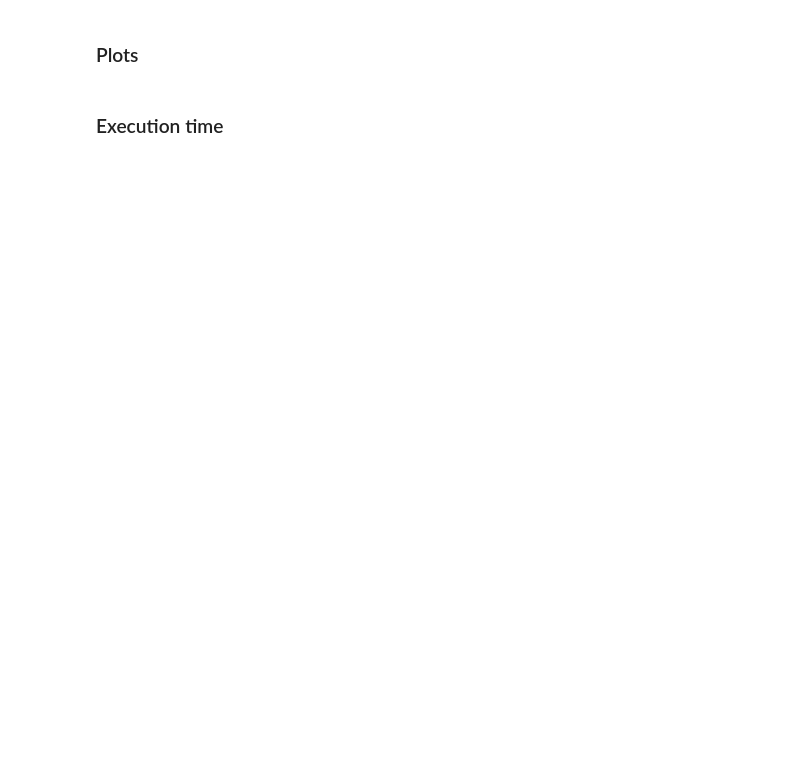
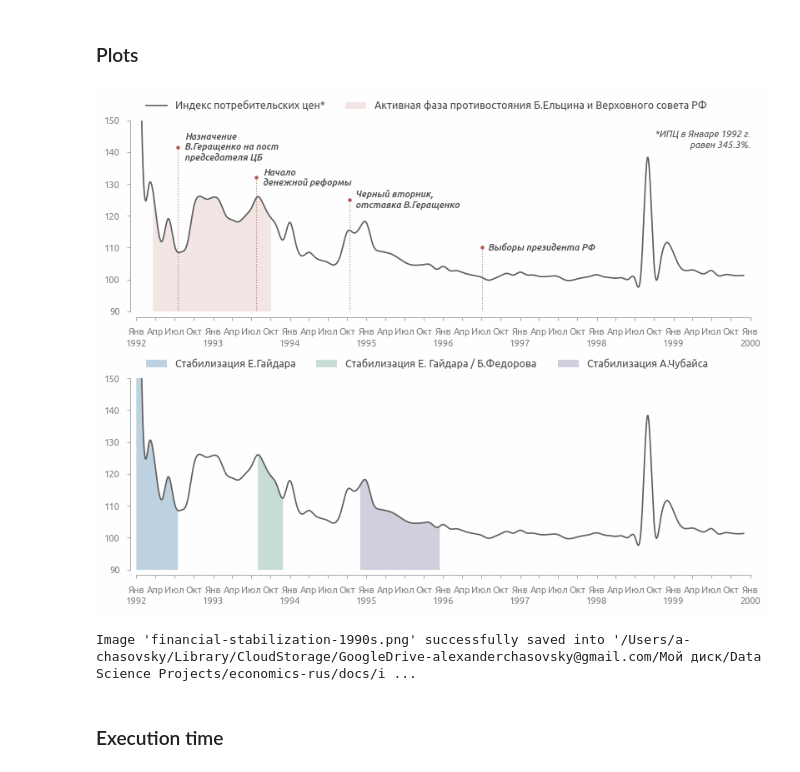
Before and after one commit to a-chasovsky/economics-rus, a Jupyter notebook: notebooks/visualization/inflation-1990s.ipynb, the cells around one changed output. Drawn from its saved outputs; the diff is of its cells as text; code cells hidden in the pictures; blank space fills up the shorter version.

```diff
--- a/notebooks/visualization/inflation-1990s.ipynb
+++ b/notebooks/visualization/inflation-1990s.ipynb
@@ -109,7 +141,7 @@ plot_stab3 = plot_data_smoothed.loc[start_stab3:end_stab3].copy()
 # %% [markdown]
 ### Plots
 # %%
-fig, ax = plt.subplots(nrows=2, figsize=(9, 7))
+fig, ax = plt.subplots(nrows=2, figsize=(9.5, 7))
 
 # title
 # ax[0].set_title(
@@ -200,33 +232,36 @@ ax[1].fill_between(
 
 # legend
 ax[1].legend(ncols=3, **legend_inline)
 # ylim
 ax[1].set_xlim(left=dt.datetime.strptime('01-12-1991', '%d-%m-%Y'))
 ax[1].set_ylim(90, 150)
 ax[1].grid(False)
 # custmize xaxis r-style
 ax[1].set_xlim(ax[1].get_xticks()[1], ax[1].get_xticks()[-1])
 axis_rstyle(
     offset_bottom=5, offset_left=5,
     ax=ax[1])
 ax[1].xaxis.set_major_locator(matplotlib.dates.MonthLocator([1, 4, 7, 10]))
 ax[1].xaxis.set_major_formatter(matplotlib.dates.DateFormatter('%b'))
 axis_add_date_xaxis(ax=ax[1])
 axis_dates_capitalize(ax=ax[1])
 axis_dates_translate_months(ax=ax[1])
 # date format
 ax[1].tick_params(axis='both', direction='out')
 ax[1].tick_params(
     which='minor', direction='out',
     color='#AAAAAA', labelcolor='#808080')
 ax[1].tick_params(
     which='major', direction='out',
     color='#AAAAAA', labelcolor='#808080')
 
 plt.subplots_adjust(hspace=0.35)
 plt.show()
 
 savefig('financial-stabilization-1990s', dir=save_img, dpi=100)
+# %% [output]
+[figure, added]
+Image 'financial-stabilization-1990s.png' successfully saved into '/Users/a-chasovsky/Library/CloudStorage/GoogleDrive-alexanderchasovsky@gmail.com/Мой диск/Data Science Projects/economics-rus/docs/i ...
 # %%
 set_location()
 # %% [markdown]
```
Also changed, not shown: parts of 4 cells of this notebook, 2 other files.
